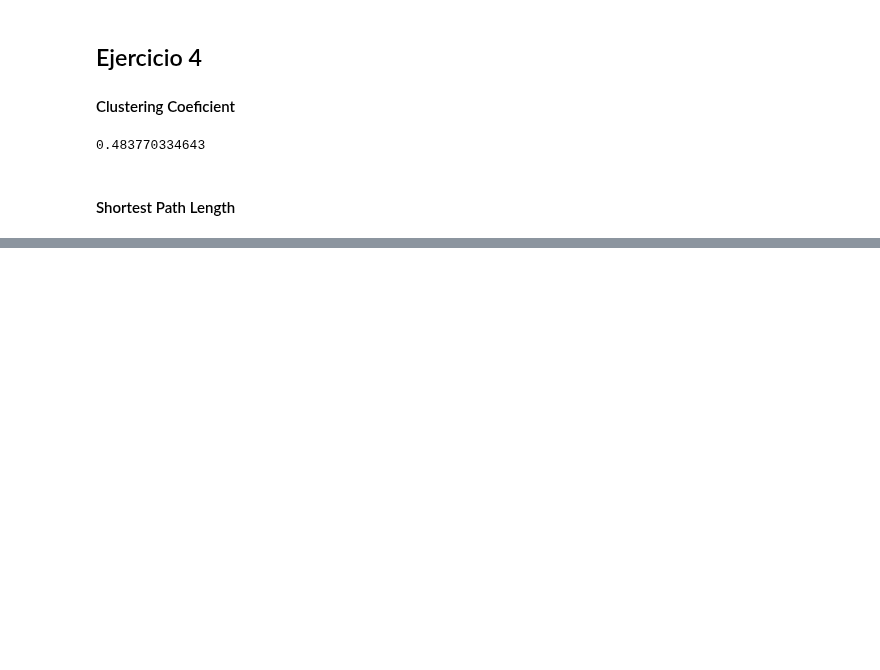
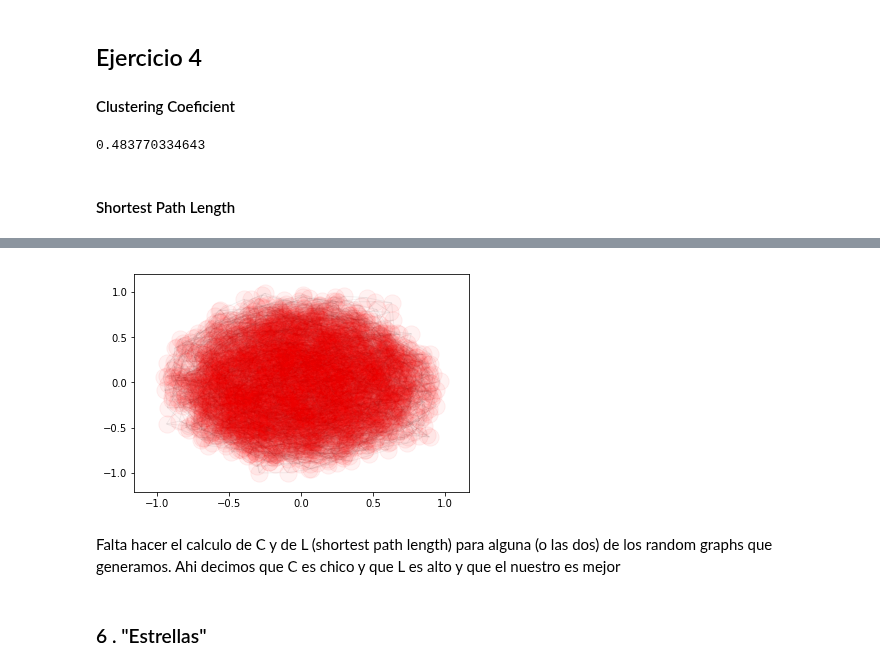
Before and after one commit to turtle-lea/ciencia-de-datos, a Jupyter notebook: tp-4/TP4.ipynb, the cells around one changed output, grey strips where cells are left out. Cells and saved outputs as stored; diff of their text form; code cells hidden in the pictures; blank space fills up the shorter version.

```diff
--- a/tp-4/TP4.ipynb
+++ b/tp-4/TP4.ipynb
@@ -283,0 +308,8 @@ print SPL
+# %%
+fnx.draw_networkx(random_graph_2, alpha=0.05, with_labels=False)
+# %% [output]
+[figure, added]
+# %% [markdown]
+Falta hacer el calculo de C y de L (shortest path length) para alguna (o las dos) de los random graphs que generamos. Ahi decimos que C es chico y que L es alto y que el nuestro es mejor
+# %% [markdown]
+### 6 . "Estrellas"
```
Also changed, not shown: parts of 8 cells of this notebook.
